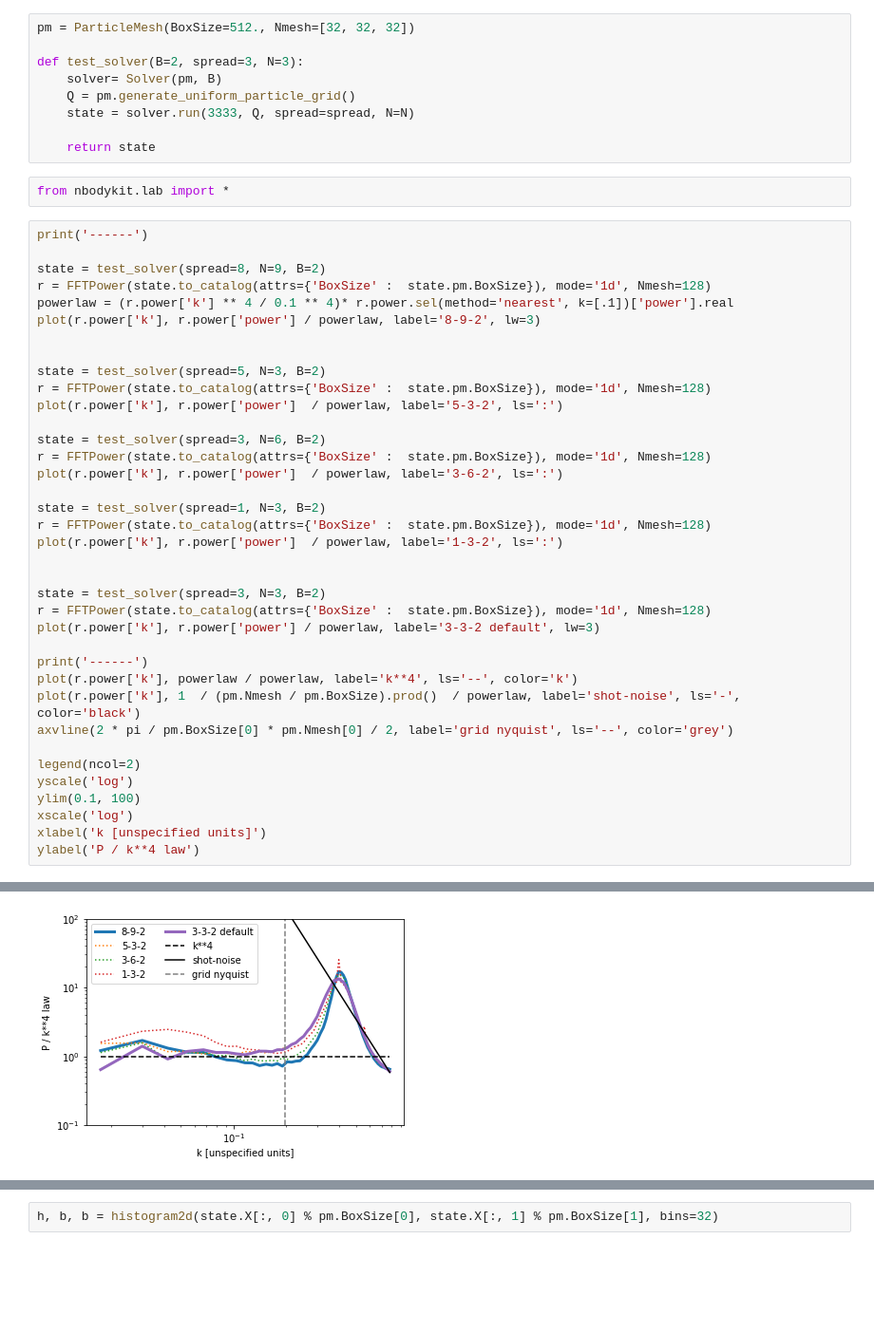
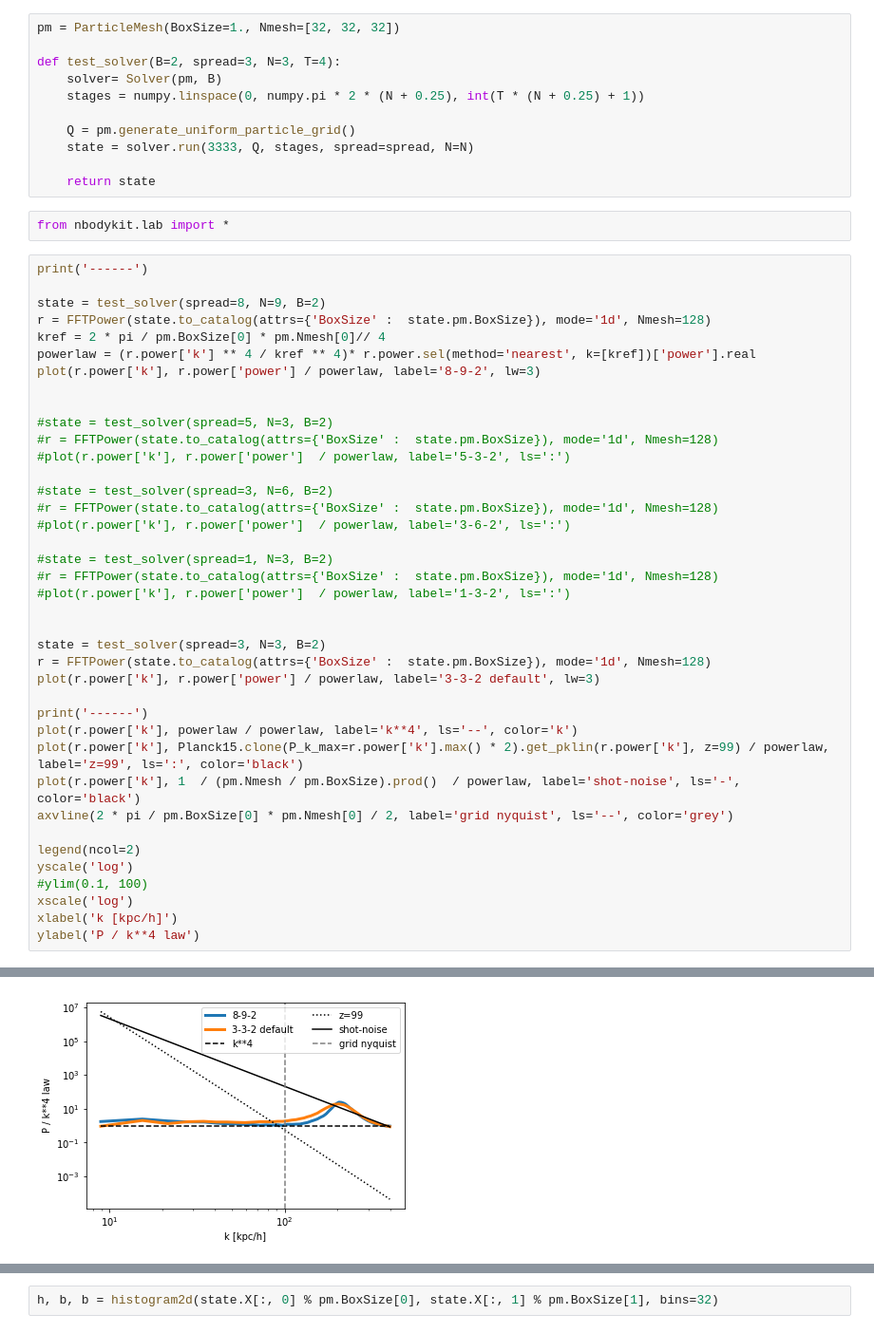
Before and after one commit to rainwoodman/fastpm-python, a Jupyter notebook: Example/Glass.ipynb, the cells around one changed output, grey strips where cells are left out. Shown at 95% size. Drawn from its saved outputs; the diff is of its cells as text; blank space fills up the shorter version.

```diff
--- a/Example/Glass.ipynb
+++ b/Example/Glass.ipynb
@@ -20,10 +23,12 @@ from nbodykit.cosmology.background import MatterDominated
 # %%
-pm = ParticleMesh(BoxSize=512., Nmesh=[32, 32, 32])
+pm = ParticleMesh(BoxSize=1., Nmesh=[32, 32, 32])
 
-def test_solver(B=2, spread=3, N=3):
+def test_solver(B=2, spread=3, N=3, T=4):
     solver= Solver(pm, B)
+    stages = numpy.linspace(0, numpy.pi * 2 * (N + 0.25), int(T * (N + 0.25) + 1))
+
     Q = pm.generate_uniform_particle_grid()
-    state = solver.run(3333, Q, spread=spread, N=N)
+    state = solver.run(3333, Q, stages, spread=spread, N=N)
 
     return state
 # %%
@@ -31,42 +36,44 @@ from nbodykit.lab import *
 # %%
 print('------')
 
 state = test_solver(spread=8, N=9, B=2)
 r = FFTPower(state.to_catalog(attrs={'BoxSize' :  state.pm.BoxSize}), mode='1d', Nmesh=128)
-powerlaw = (r.power['k'] ** 4 / 0.1 ** 4)* r.power.sel(method='nearest', k=[.1])['power'].real
+kref = 2 * pi / pm.BoxSize[0] * pm.Nmesh[0]// 4
+powerlaw = (r.power['k'] ** 4 / kref ** 4)* r.power.sel(method='nearest', k=[kref])['power'].real
 plot(r.power['k'], r.power['power'] / powerlaw, label='8-9-2', lw=3)
 
 
-state = test_solver(spread=5, N=3, B=2)
-r = FFTPower(state.to_catalog(attrs={'BoxSize' :  state.pm.BoxSize}), mode='1d', Nmesh=128)
-plot(r.power['k'], r.power['power']  / powerlaw, label='5-3-2', ls=':')
+#state = test_solver(spread=5, N=3, B=2)
+#r = FFTPower(state.to_catalog(attrs={'BoxSize' :  state.pm.BoxSize}), mode='1d', Nmesh=128)
+#plot(r.power['k'], r.power['power']  / powerlaw, label='5-3-2', ls=':')
 
-state = test_solver(spread=3, N=6, B=2)
-r = FFTPower(state.to_catalog(attrs={'BoxSize' :  state.pm.BoxSize}), mode='1d', Nmesh=128)
-plot(r.power['k'], r.power['power']  / powerlaw, label='3-6-2', ls=':')
+#state = test_solver(spread=3, N=6, B=2)
+#r = FFTPower(state.to_catalog(attrs={'BoxSize' :  state.pm.BoxSize}), mode='1d', Nmesh=128)
+#plot(r.power['k'], r.power['power']  / powerlaw, label='3-6-2', ls=':')
 
-state = test_solver(spread=1, N=3, B=2)
-r = FFTPower(state.to_catalog(attrs={'BoxSize' :  state.pm.BoxSize}), mode='1d', Nmesh=128)
-plot(r.power['k'], r.power['power']  / powerlaw, label='1-3-2', ls=':')
+#state = test_solver(spread=1, N=3, B=2)
+#r = FFTPower(state.to_catalog(attrs={'BoxSize' :  state.pm.BoxSize}), mode='1d', Nmesh=128)
+#plot(r.power['k'], r.power['power']  / powerlaw, label='1-3-2', ls=':')
 
 
 state = test_solver(spread=3, N=3, B=2)
 r = FFTPower(state.to_catalog(attrs={'BoxSize' :  state.pm.BoxSize}), mode='1d', Nmesh=128)
 plot(r.power['k'], r.power['power'] / powerlaw, label='3-3-2 default', lw=3)
 
 print('------')
 plot(r.power['k'], powerlaw / powerlaw, label='k**4', ls='--', color='k')
+plot(r.power['k'], Planck15.clone(P_k_max=r.power['k'].max() * 2).get_pklin(r.power['k'], z=99) / powerlaw, label='z=99', ls=':', color='black')
 plot(r.power['k'], 1  / (pm.Nmesh / pm.BoxSize).prod()  / powerlaw, label='shot-noise', ls='-', color='black')
 axvline(2 * pi / pm.BoxSize[0] * pm.Nmesh[0] / 2, label='grid nyquist', ls='--', color='grey')
 
 legend(ncol=2)
 yscale('log')
-ylim(0.1, 100)
+#ylim(0.1, 100)
 xscale('log')
-xlabel('k [unspecified units]')
+xlabel('k [kpc/h]')
 ylabel('P / k**4 law')
 # %% [output]
 ------
 ------
 Text(0,0.5,'P / k**4 law')
-[figure, old version]
+[figure, new version]
```
Also changed, not shown: parts of 4 cells of this notebook.
